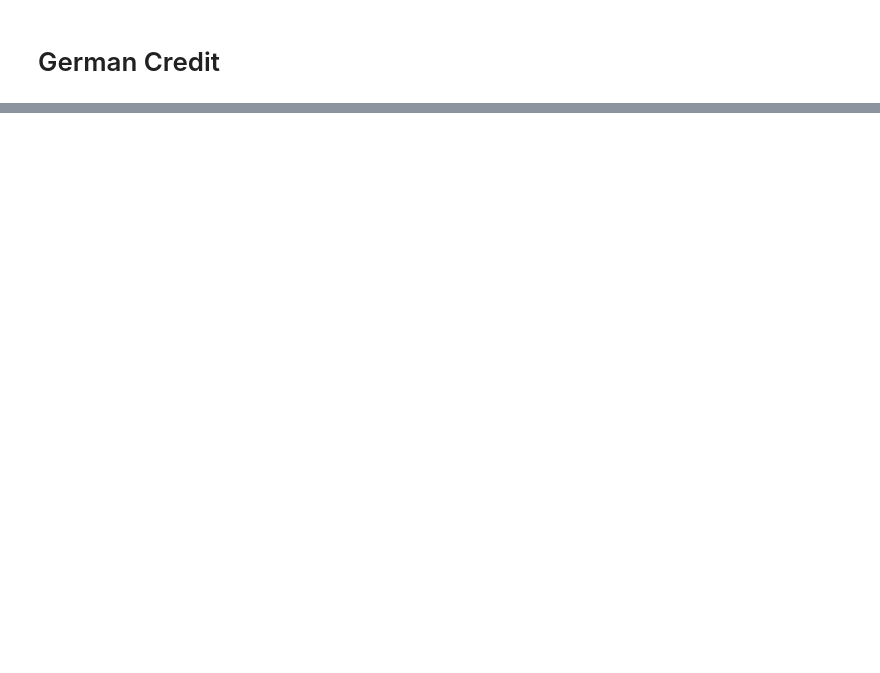
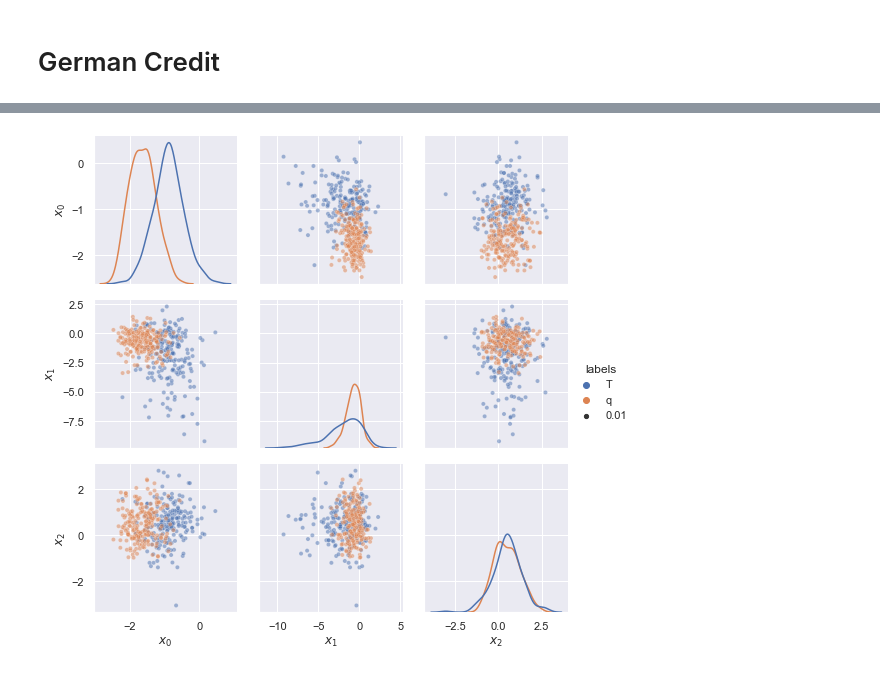
Before and after one commit to RichardGrumitt/nfmc_jax_tests, a Jupyter notebook: new_dlmc_pp_german_credit.ipynb, the cells around one changed output, grey strips where cells are left out. Drawn from its saved outputs; the diff is of its cells as text; code cells hidden in the pictures; blank space fills up the shorter version.

```diff
--- a/new_dlmc_pp_german_credit.ipynb
+++ b/new_dlmc_pp_german_credit.ipynb
@@ -436,0 +508,34 @@ sns_pairplot(xf[0][:, 0:4], np.ones(len(xf[0])), log_normalized_posterior[:, 0:4
+# %%
+def sns_pairplot(q_samples, truth_samples=None, q_label='q',
+                 truth_label='Truth', out_name=None, levels=10):
+
+    q_samples = np.asarray(q_samples)
+    if truth_samples is not None:
+        truth_samples = np.asarray(truth_samples)
+        labels = np.empty(len(q_samples) + len(truth_samples), dtype=str)
+        labels[:len(truth_samples)] = truth_label
+        labels[len(truth_samples):] = q_label
+        x_samples = np.concatenate([truth_samples, q_samples])
+    else:
+        labels = np.empty(len(q_samples), dtype=str)
+        labels[:] = q_label
+        x_samples = q_samples
+
+    d = {}
+    d['labels'] = labels
+    for i in range(x_samples.shape[1]):
+        d[f'$x_{i}$'] = x_samples[:, i]
+
+    df = pd.DataFrame(d)
+
+    sns.set_theme()
+    g = sns.PairGrid(df, hue='labels', palette='deep')
+    g.map_diag(sns.kdeplot, common_norm=False, levels=levels)
+    g.map_offdiag(sns.scatterplot, size=0.01, alpha=0.5)
+    g.add_legend()
+    if out_name is not None:
+        g.savefig(out_name)
+# %%
+sns_pairplot(xf[1]['89'][:, np.array([0, 10, 44])], log_normalized_posterior[:4*51, np.array([0, 10, 44])])
+# %% [output]
+[figure, added]
```
Also changed, not shown: parts of 27 cells of this notebook, 5 other files.
